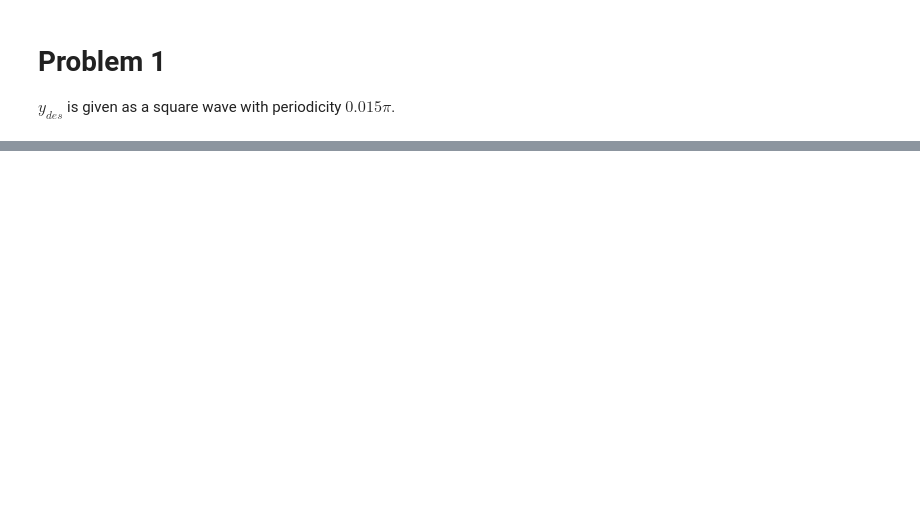
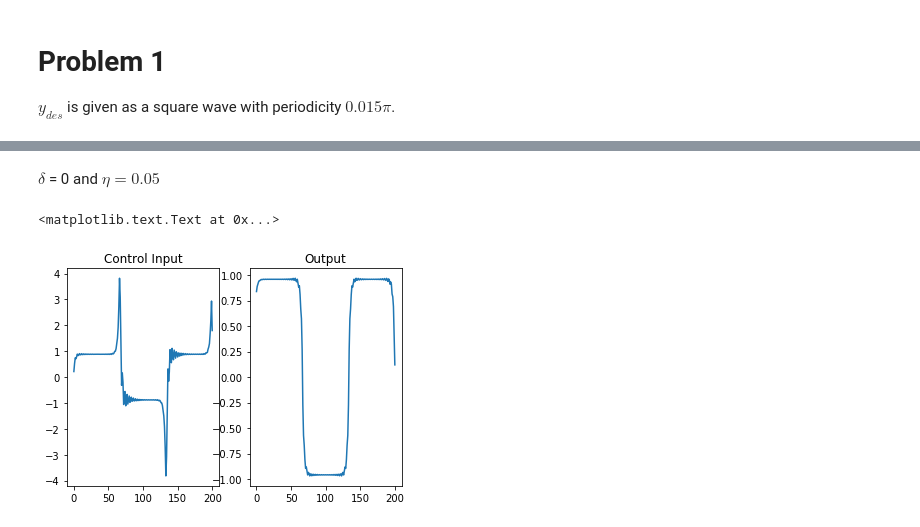
Before and after one commit to akhshah/classes, a Jupyter notebook: fall17/ee381k/hw0/b/p1.ipynb, the cells around one changed output, grey strips where cells are left out. Cells and saved outputs as stored; diff of their text form; code cells hidden in the pictures; blank space fills up the shorter version.

```diff
--- a/fall17/ee381k/hw0/b/p1.ipynb
+++ b/fall17/ee381k/hw0/b/p1.ipynb
@@ -22,0 +99,12 @@ u = Variable(1,201)
+# %% [markdown]
+$\delta$ = 0 and $\eta = 0.05$
+# %%
+%matplotlib inline
+fig, ax = plt.subplots(1, 2)
+ax[0].plot(t,u.value)
+ax[0].set_title("Control Input")
+ax[1].plot(t, H*u.value)
+ax[1].set_title("Output")
+# %% [output]
+<matplotlib.text.Text at 0x...>
+[figure, added]
```
Also changed, not shown: parts of 9 cells of this notebook, 6 other files.
